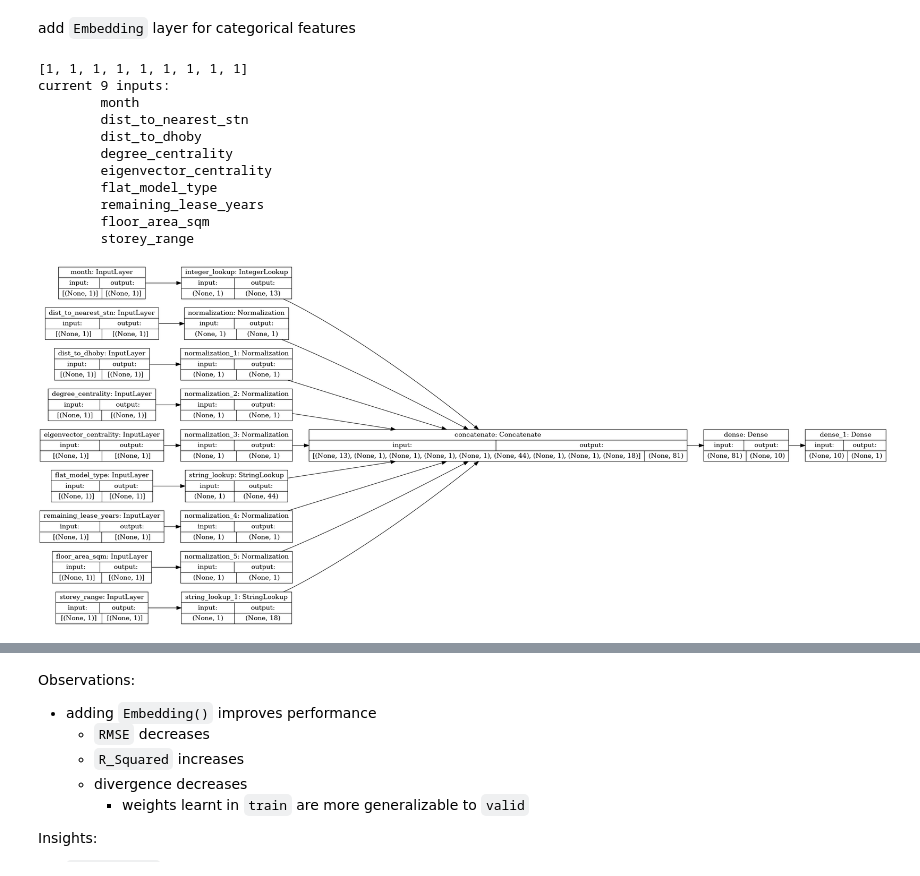
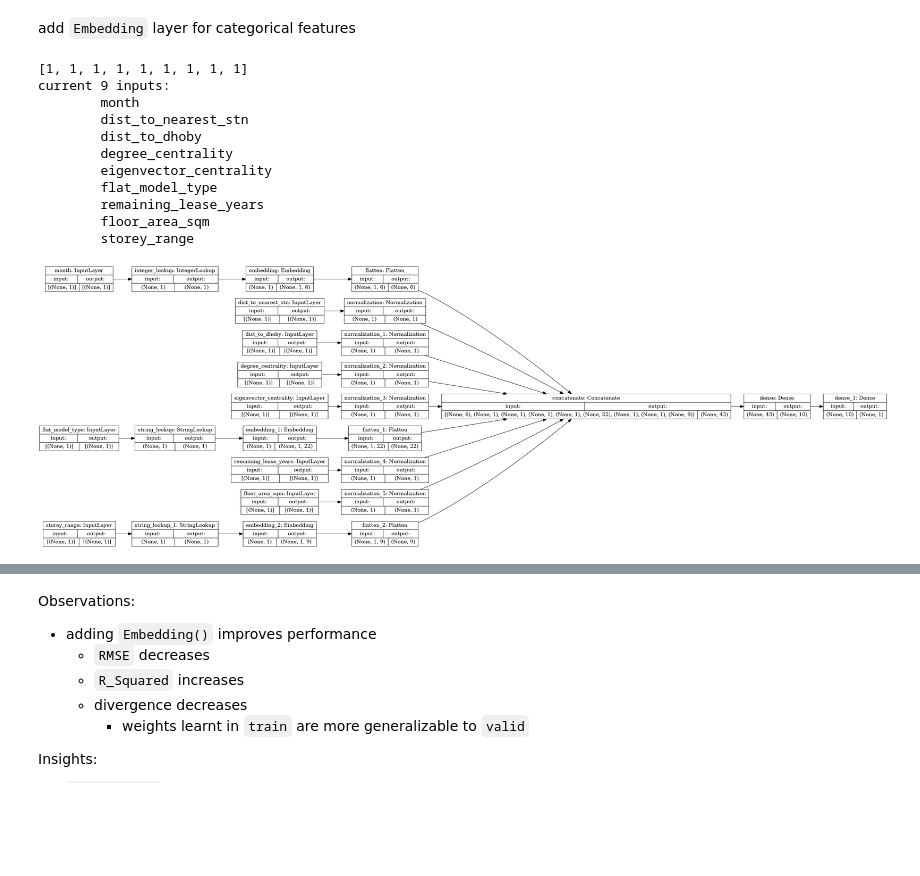
Before and after one commit to NicholasGoh/nndl, a Jupyter notebook: start_1b.ipynb, the cells around one changed output, grey strips where cells are left out. Saved outputs shown, nothing was run; the diff lists cells and outputs as text; code cells hidden in the pictures; blank space fills up the shorter version.

```diff
--- a/start_1b.ipynb
+++ b/start_1b.ipynb
@@ -66,10 +66,10 @@ def encode_numerical_feature(feature, name, dataset):
     return encoded_feature
 
 
-def encode_categorical_feature(feature, name, dataset, is_string):
+def encode_categorical_feature(feature, name, dataset, is_string, embedding):
     lookup_class = tf.keras.layers.StringLookup if is_string else tf.keras.layers.IntegerLookup
     # Create a lookup layer which will turn strings into integer indices
-    lookup = lookup_class(output_mode="one_hot") # NOTE: as mentioned in the question paper, this actually does one-hot encoding. You could replace 'binary' with 'one_hot' if you wish to.
+    lookup = lookup_class(output_mode="one_hot" if not embedding else 'int') # NOTE: as mentioned in the question paper, this actually does one-hot encoding. You could replace 'binary' with 'one_hot' if you wish to.
 
     # Prepare a Dataset that only yields our feature
     feature_ds = dataset.map(lambda x, y: x[name])
@@ -80,7 +80,8 @@ def encode_categorical_feature(feature, name, dataset, is_string):
 
     # Turn the string input into integer indices
     encoded_feature = lookup(feature)
-    return encoded_feature
+    input_size = len(lookup.get_vocabulary()) # max integer in input + 1
+    return encoded_feature, input_size
 # %% [markdown]
 # Q1
 # %% [markdown]
@@ -138,10 +139,14 @@ def prep_inputs(embedding=False):
         elif col in categorical_string + categorical_non_string:
             is_string = col in categorical_string
             feature = tf.keras.layers.Input((1,), name=col, dtype='string' if is_string else 'int64')
-            encoded_feature = encode_categorical_feature(feature, col, train_ds, is_string)
+            # if embedding, encode with int else encode with one hot
+            encoded_feature, input_dim = encode_categorical_feature(
+                feature, col, train_ds, is_string, embedding
+            )
             if embedding:
-                input_dim = len(df[col].unique())
-                encoded_feature = tf.keras.layers.Embedding(input_dim, input_dim // 2)(encoded_feature)
+                encoded_feature = tf.keras.layers.Embedding(
+                    input_dim, input_dim // 2, input_length=1
+                )(encoded_feature)
                 encoded_feature = tf.keras.layers.Flatten()(encoded_feature)
             append = True
 
@@ -174,8 +179,8 @@ def r_squared(y, y_pred):
     return r2
 
 def make_network(
-    all_inputs=all_inputs,
-    all_features=all_features,
+    all_inputs,
+    all_features,
     mask=None,
     drop=[]
 ):
@@ -327,21 +332,21 @@ plt.ylabel('targets');
 add `Embedding` layer for categorical features
 # %%
 all_inputs, all_features = prep_inputs(embedding=True)
-visualization, model = make_network()
+visualization, model = make_network(all_inputs, all_features)
 visualization
 # %% [output]
 [1, 1, 1, 1, 1, 1, 1, 1, 1]
 current 9 inputs:
         month
         dist_to_nearest_stn
         dist_to_dhoby
         degree_centrality
         eigenvector_centrality
         flat_model_type
         remaining_lease_years
         floor_area_sqm
         storey_range
-[figure, old version]
+[figure, new version]
 # %%
 %%time
 q2 = run_network(
```
Also changed, not shown: parts of 23 cells of this notebook, 1 other file.
